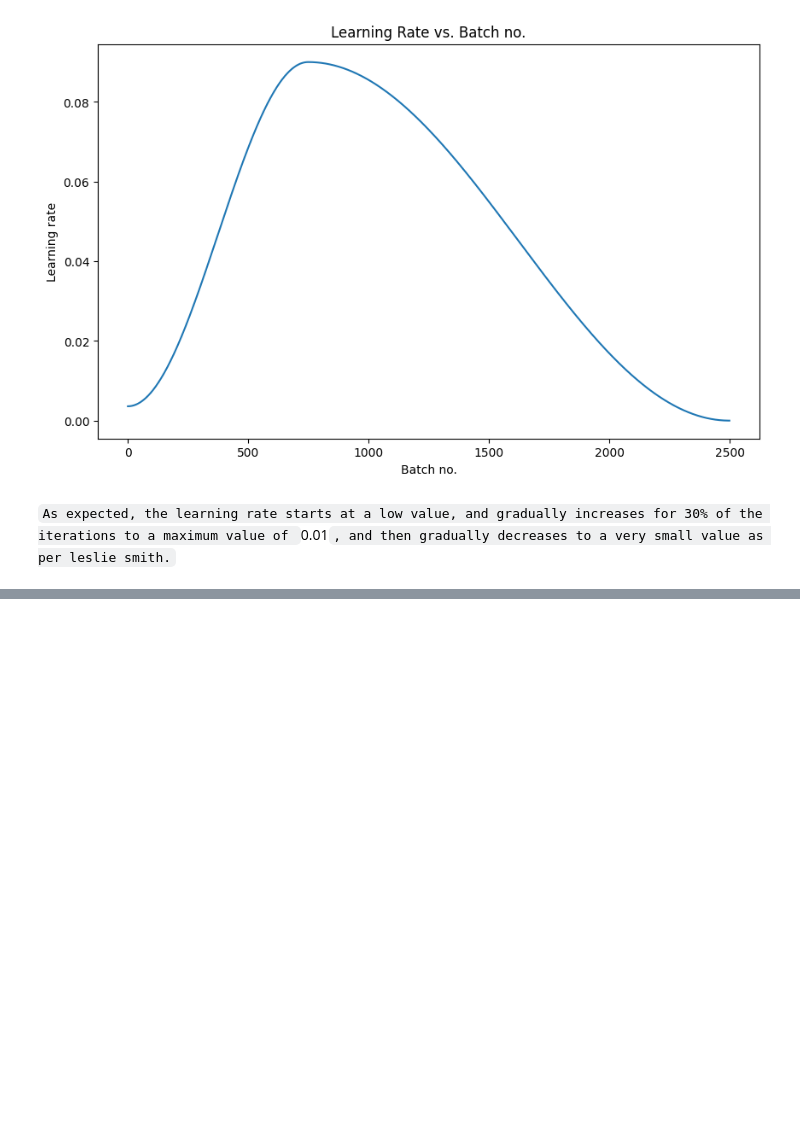
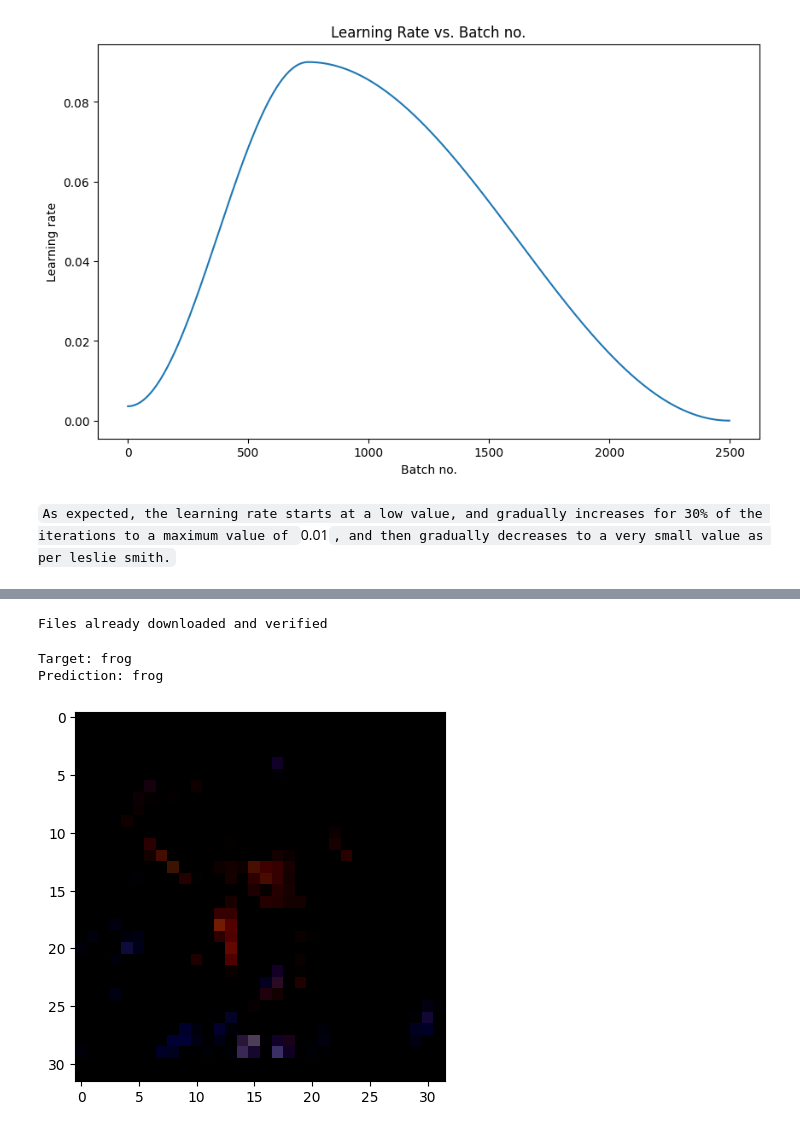
Before and after one commit to Derun-Chai/Assignment1, a Jupyter notebook: Assignment2.ipynb, the cells around one changed output, grey strips where cells are left out. Cells and saved outputs as stored; diff of their text form; code cells hidden in the pictures; blank space fills up the shorter version.

```diff
--- a/Assignment2.ipynb
+++ b/Assignment2.ipynb
@@ -550,0 +544,48 @@ maximum value of `0.01`, and then gradually decreases to a very small value as p
+# %%
+import torchvision.transforms as transforms
+from torchvision.datasets import ImageFolder
+from torch.utils.data import DataLoader
+from torchvision.transforms import Compose, RandomCrop, RandomHorizontalFlip, ToTensor, Normalize
+# Define the transformations for the test dataset
+transform = transforms.Compose([
+    transforms.Resize((128, 128)),  # Resize the images to 128x128 pixels
+    transforms.ToTensor(),  # Convert the image to PyTorch tensor
+])
+train_transform = transforms.Compose([
+    RandomCrop(32, padding=4),
+    RandomHorizontalFlip(),
+    ToTensor(),
+    Normalize((0.5, 0.5, 0.5), (0.5, 0.5, 0.5)),
+])
+test_dataset = CIFAR10(root='./data', train=False, download=True, transform=train_transform)
+# %% [output]
+Files already downloaded and verified
+# %%
+def predict_image(img, model, classes):
+    # Convert to a batch of 1
+    xb = to_device(img.unsqueeze(0), device)
+    # Get predictions from model
+    yb = model(xb)
+    # Pick index with highest probability
+    _, preds  = torch.max(yb, dim=1)
+    # Retrieve the class label
+    return classes[preds[0].item()]
+# %%
+import random
+
+def show_image_prediction(img, label, classes):
+    # Normalize the image to [0, 1] range
+    img = img.clamp(0, 1)
+    plt.imshow(img.permute(1, 2, 0))
+    pred = predict_image(img, model, classes)
+    print('Target:', classes[label])
+    print('Prediction:', pred)
+
+
+# Pick a random image from the test dataset
+img, label = test_dataset[random.randint(0, len(test_dataset)-1)]
+show_image_prediction(img, label, test_dataset.classes)
+# %% [output]
+Target: frog
+Prediction: frog
+[figure, added]
```
Also changed, not shown: parts of 19 cells of this notebook.
